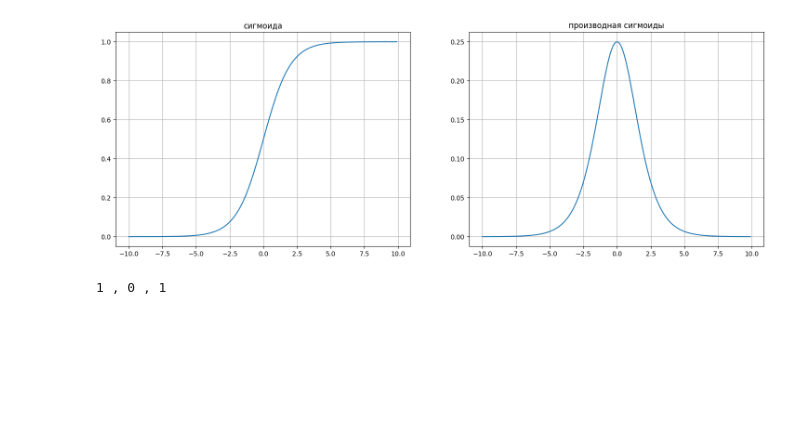
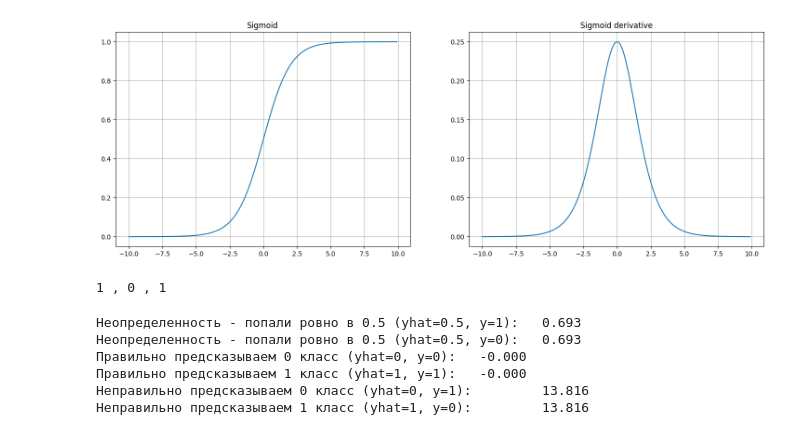
Before and after one commit to modernpacifist/engineering-of-machine-learning-urfu, a Jupyter notebook: math-basics-of-machine-learning/Notebooks/HW3_MBML.ipynb, the cells around one changed output. Drawn from its saved outputs; the diff is of its cells as text; code cells hidden in the pictures; blank space fills up the shorter version.

```diff
--- a/math-basics-of-machine-learning/Notebooks/HW3_MBML.ipynb
+++ b/math-basics-of-machine-learning/Notebooks/HW3_MBML.ipynb
@@ -274,15 +274,15 @@ def sigmoid_derivative(z):
 # %%
 z = np.arange(-10,10,0.1)
 
 plt.figure(figsize=(18,6))
 plt.subplot(121);
-plt.plot(z,sigmoid(z)); plt.title('сигмоида')
+plt.plot(z,sigmoid(z)); plt.title('Sigmoid')
 plt.grid()
 plt.subplot(122);
-plt.plot(z,sigmoid_derivative(z)); plt.title('производная сигмоиды')
+plt.plot(z,sigmoid_derivative(z)); plt.title('Sigmoid derivative')
 plt.grid()
 # %% [output]
-[figure, old version]
+[figure, new version]
 # %%
 def to_class(logit, threshold = 0.7):
     return (logit >= threshold) * 1
@@ -292,0 +297,14 @@ print( to_class(sigmoid(0.5), threshold = 0.6), ',',  to_class(sigmoid(-2.5), th
+# %%
+print('Неопределенность - попали ровно в 0.5 (yhat=0.5, y=1):\t %.3f' % bce_loss(yhat=0.5, y=1))
+print('Неопределенность - попали ровно в 0.5 (yhat=0.5, y=0):\t %.3f' % bce_loss(yhat=0.5, y=0))
+print('Правильно предсказываем 0 класс (yhat=0, y=0):\t %.3f' % bce_loss(yhat=0.0, y=0))
+print('Правильно предсказываем 1 класс (yhat=1, y=1):\t %.3f' % bce_loss(yhat=1, y=1))
+print('Неправильно предсказываем 0 класс (yhat=0, y=1):\t %.3f' % bce_loss(yhat=0.0, y=1))
+print('Неправильно предсказываем 1 класс (yhat=1, y=0):\t %.3f' % bce_loss(yhat=1, y=0))
+# %% [output]
+Неопределенность - попали ровно в 0.5 (yhat=0.5, y=1):   0.693
+Неопределенность - попали ровно в 0.5 (yhat=0.5, y=0):   0.693
+Правильно предсказываем 0 класс (yhat=0, y=0):   -0.000
+Правильно предсказываем 1 класс (yhat=1, y=1):   -0.000
+Неправильно предсказываем 0 класс (yhat=0, y=1):         13.816
+Неправильно предсказываем 1 класс (yhat=1, y=0):         13.816
```
Also changed, not shown: parts of 5 cells of this notebook.
